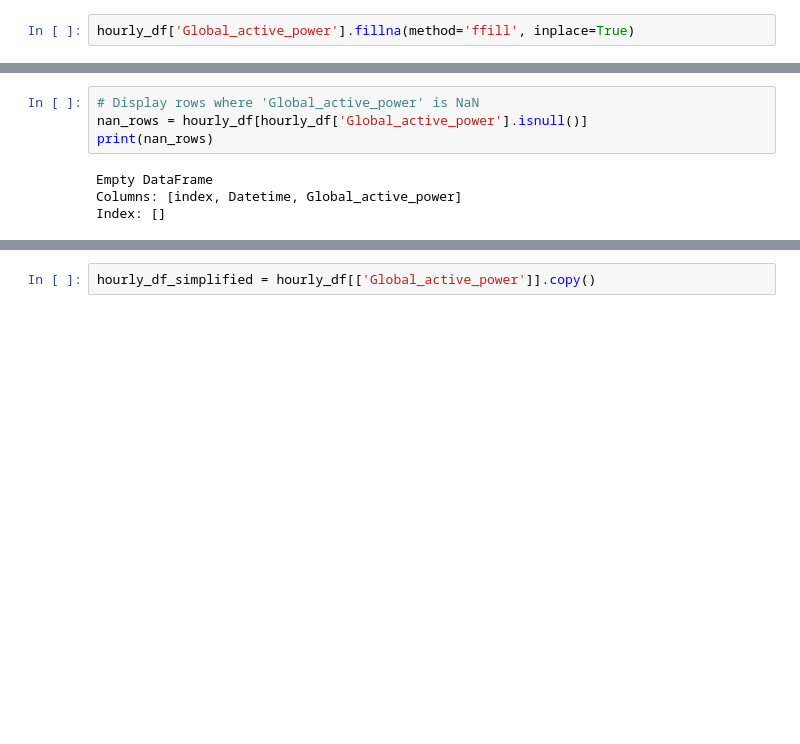
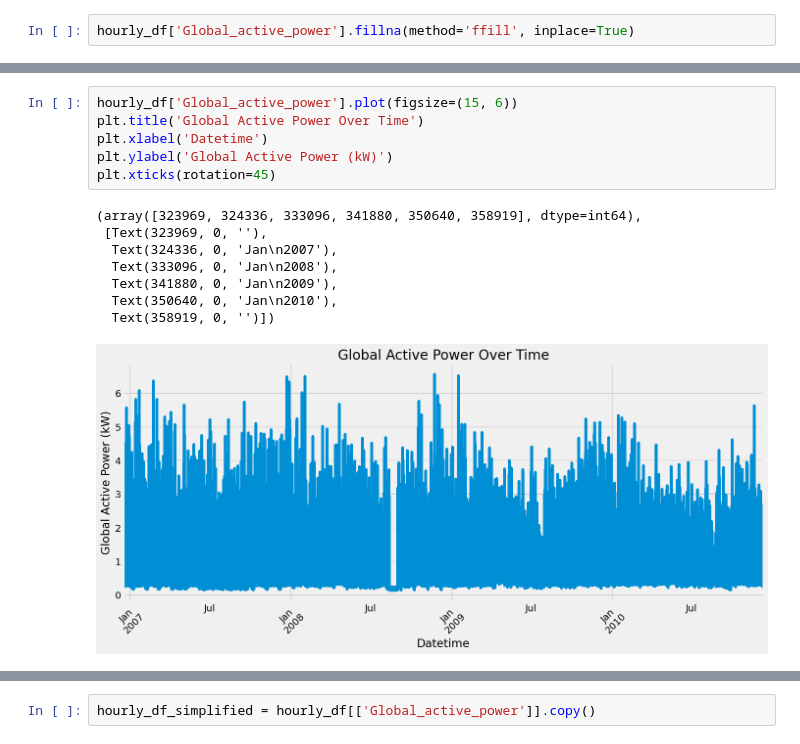
Before and after one commit to mkoleva0/DataAnalytics_Sem2_CA1, a Jupyter notebook: RNN.ipynb, the cells around one changed output, grey strips where cells are left out. Cells and saved outputs as stored; diff of their text form; blank space fills up the shorter version.

```diff
--- a/RNN.ipynb
+++ b/RNN.ipynb
@@ -179,13 +180,20 @@ Datetime               0
 Global_active_power    0
 dtype: int64
-# %%
-# Display rows where 'Global_active_power' is NaN
-nan_rows = hourly_df[hourly_df['Global_active_power'].isnull()]
-print(nan_rows)
-# %% [output]
-Empty DataFrame
-Columns: [index, Datetime, Global_active_power]
-Index: []
+# %%
+hourly_df['Global_active_power'].plot(figsize=(15, 6))
+plt.title('Global Active Power Over Time')
+plt.xlabel('Datetime')
+plt.ylabel('Global Active Power (kW)')
+plt.xticks(rotation=45)
+# %% [output]
+(array([323969, 324336, 333096, 341880, 350640, 358919], dtype=int64),
+ [Text(323969, 0, ''),
+  Text(324336, 0, 'Jan\n2007'),
+  Text(333096, 0, 'Jan\n2008'),
+  Text(341880, 0, 'Jan\n2009'),
+  Text(350640, 0, 'Jan\n2010'),
+  Text(358919, 0, '')])
+[figure, added]
 # %%
 hourly_df.reset_index(inplace=True)
 
```
Also changed, not shown: parts of 32 cells of this notebook.
